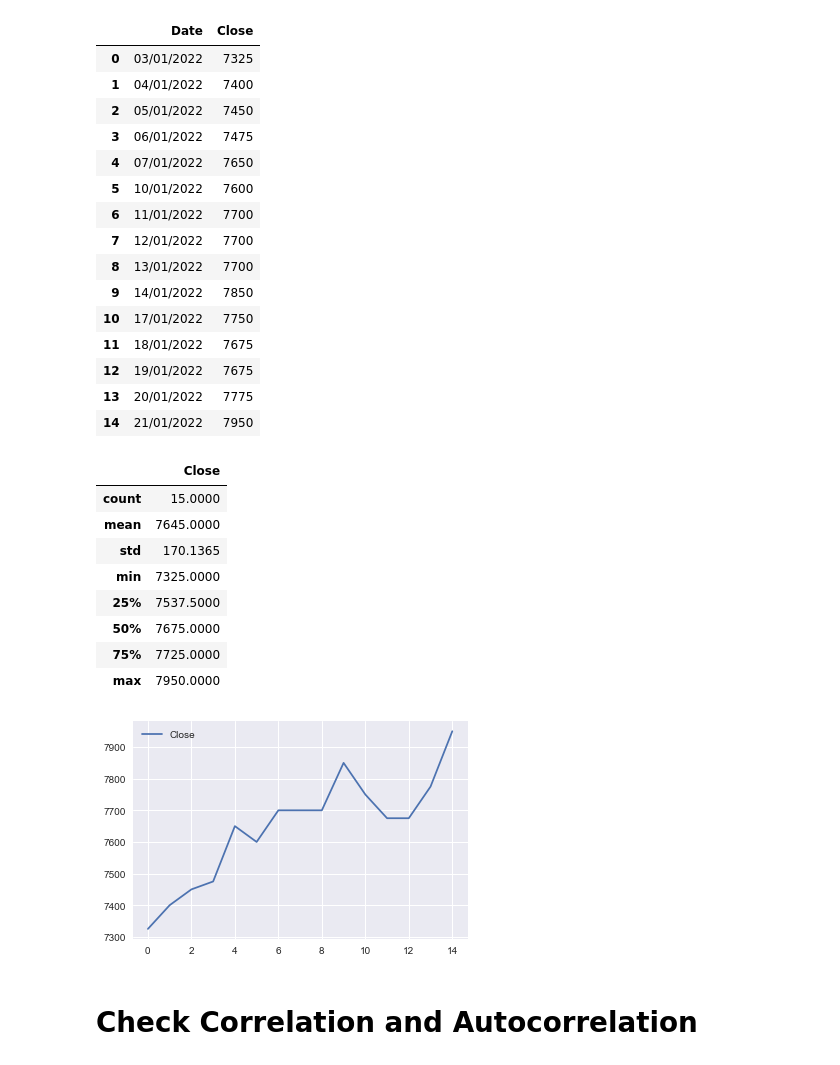
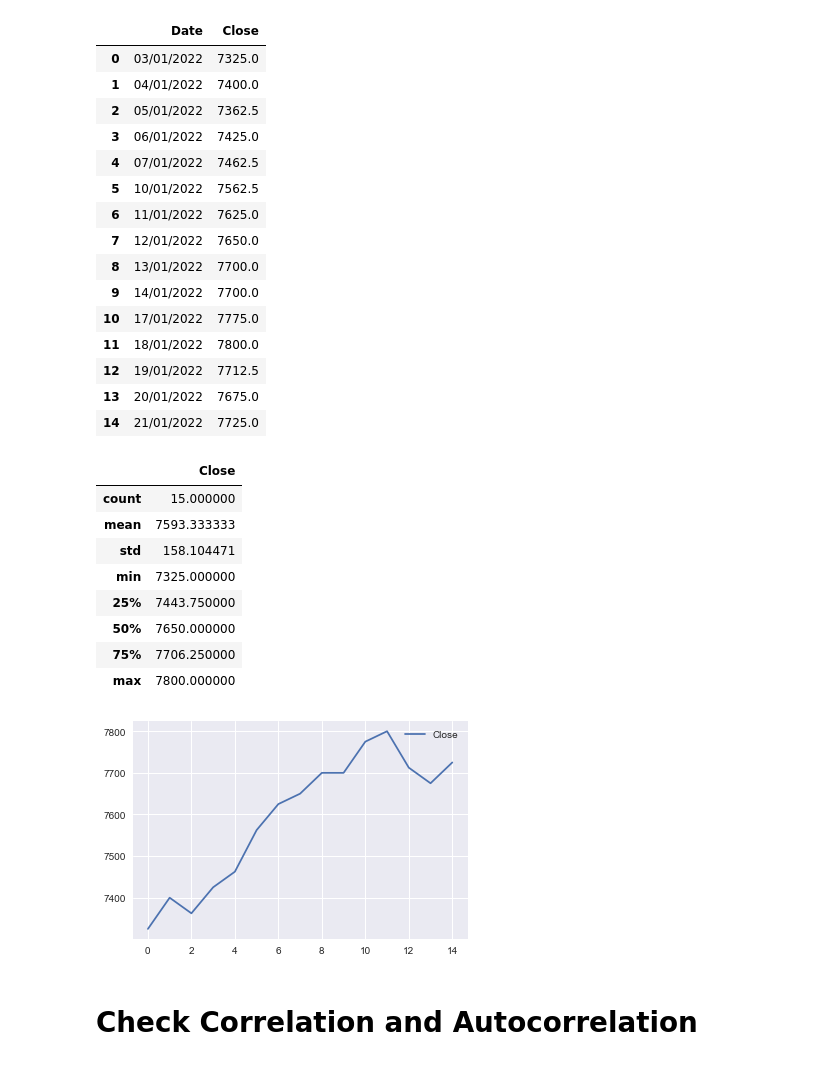
Before and after one commit to yoelagustinus/TugasAkhir, a Jupyter notebook: EDA/EDA BBCA ARIMA.ipynb, the cells around one changed output. Drawn from its saved outputs; the diff is of its cells as text; code cells hidden in the pictures.

```diff
--- a/EDA/EDA BBCA ARIMA.ipynb
+++ b/EDA/EDA BBCA ARIMA.ipynb
@@ -10,44 +10,44 @@ import time
 plt.style.use(style="seaborn")
 %matplotlib inline
 # %%
-df = pd.read_csv("BBCA-small.csv")
+df = pd.read_csv("BBCA-small-arima.csv")
 df
 # %% [output]
 |  | Date | Close |
-| 0 | 03/01/2022 | 7325 |
-| 1 | 04/01/2022 | 7400 |
-| 2 | 05/01/2022 | 7450 |
-| 3 | 06/01/2022 | 7475 |
-| 4 | 07/01/2022 | 7650 |
-| 5 | 10/01/2022 | 7600 |
-| 6 | 11/01/2022 | 7700 |
-| 7 | 12/01/2022 | 7700 |
-| 8 | 13/01/2022 | 7700 |
-| 9 | 14/01/2022 | 7850 |
-| 10 | 17/01/2022 | 7750 |
-| 11 | 18/01/2022 | 7675 |
-| 12 | 19/01/2022 | 7675 |
-| 13 | 20/01/2022 | 7775 |
-| 14 | 21/01/2022 | 7950 |
+| 0 | 03/01/2022 | 7325.0 |
+| 1 | 04/01/2022 | 7400.0 |
+| 2 | 05/01/2022 | 7362.5 |
+| 3 | 06/01/2022 | 7425.0 |
+| 4 | 07/01/2022 | 7462.5 |
+| 5 | 10/01/2022 | 7562.5 |
+| 6 | 11/01/2022 | 7625.0 |
+| 7 | 12/01/2022 | 7650.0 |
+| 8 | 13/01/2022 | 7700.0 |
+| 9 | 14/01/2022 | 7700.0 |
+| 10 | 17/01/2022 | 7775.0 |
+| 11 | 18/01/2022 | 7800.0 |
+| 12 | 19/01/2022 | 7712.5 |
+| 13 | 20/01/2022 | 7675.0 |
+| 14 | 21/01/2022 | 7725.0 |
 # %%
 df = df[["Close"]].copy()
 # %%
 df.describe()
 # %% [output]
 |  | Close |
-| count | 15.0000 |
-| mean | 7645.0000 |
-| std | 170.1365 |
-| min | 7325.0000 |
-| 25% | 7537.5000 |
-| 50% | 7675.0000 |
-| 75% | 7725.0000 |
-| max | 7950.0000 |
+| count | 15.000000 |
+| mean | 7593.333333 |
+| std | 158.104471 |
+| min | 7325.000000 |
+| 25% | 7443.750000 |
+| 50% | 7650.000000 |
+| 75% | 7706.250000 |
+| max | 7800.000000 |
 # %%
 df.plot()
 plt.show()
 # %% [output]
-[figure, old version]
+[figure, new version]
 # %% [markdown]
 # Check Correlation and Autocorrelation
 # %% [markdown]
```
Also changed, not shown: parts of 5 cells of this notebook.
